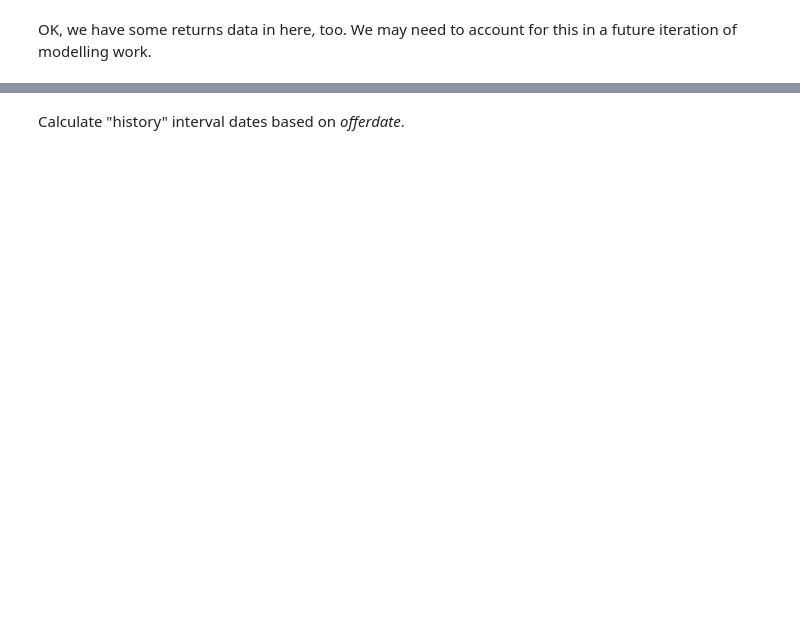
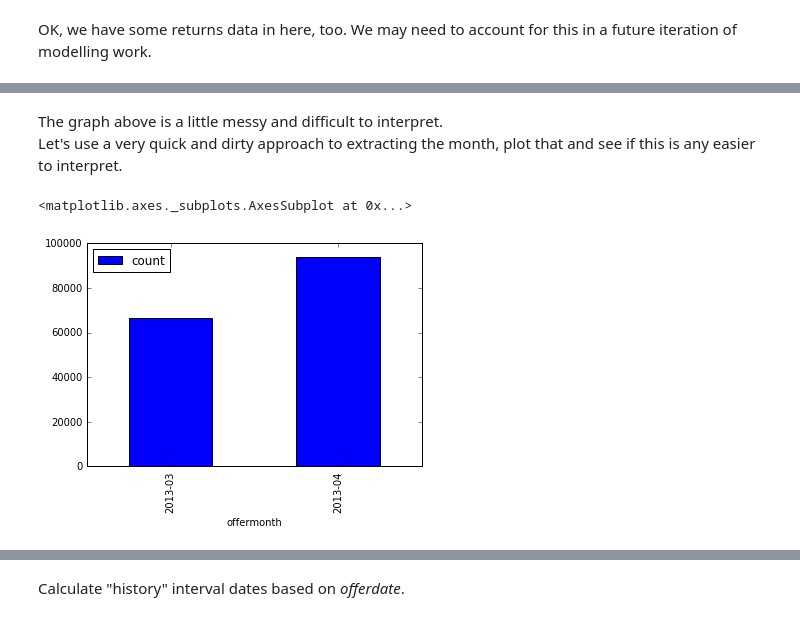
Before and after one commit to elopezphy/Cognihack_DSX, a Jupyter notebook: data_exploration_prep_model_py.ipynb, the cells around one changed output, grey strips where cells are left out. Cells and saved outputs as stored; diff of their text form; code cells hidden in the pictures; blank space fills up the shorter version.

```diff
--- a/data_exploration_prep_model_py.ipynb
+++ b/data_exploration_prep_model_py.ipynb
@@ -582,0 +610,10 @@ OK, we have some returns data in here, too. We may need to account for this in a
+# %% [markdown]
+The graph above is a little messy and difficult to interpret.
+Let's use a very quick and dirty approach to extracting the month, plot that and see if this is any easier to interpret.
+# %%
+newdata = trainHistory.withColumn("offermonth", datatoplot["offerdate"][:7])
+datatoplot = newdata.groupBy("offermonth").agg(F.count("id").alias("count"))
+datatoplot.orderBy("offermonth").toPandas().plot(kind='bar', x='offermonth', y='count')
+# %% [output]
+<matplotlib.axes._subplots.AxesSubplot at 0x...>
+[figure, added]
```
Also changed, not shown: parts of 90 cells of this notebook.
